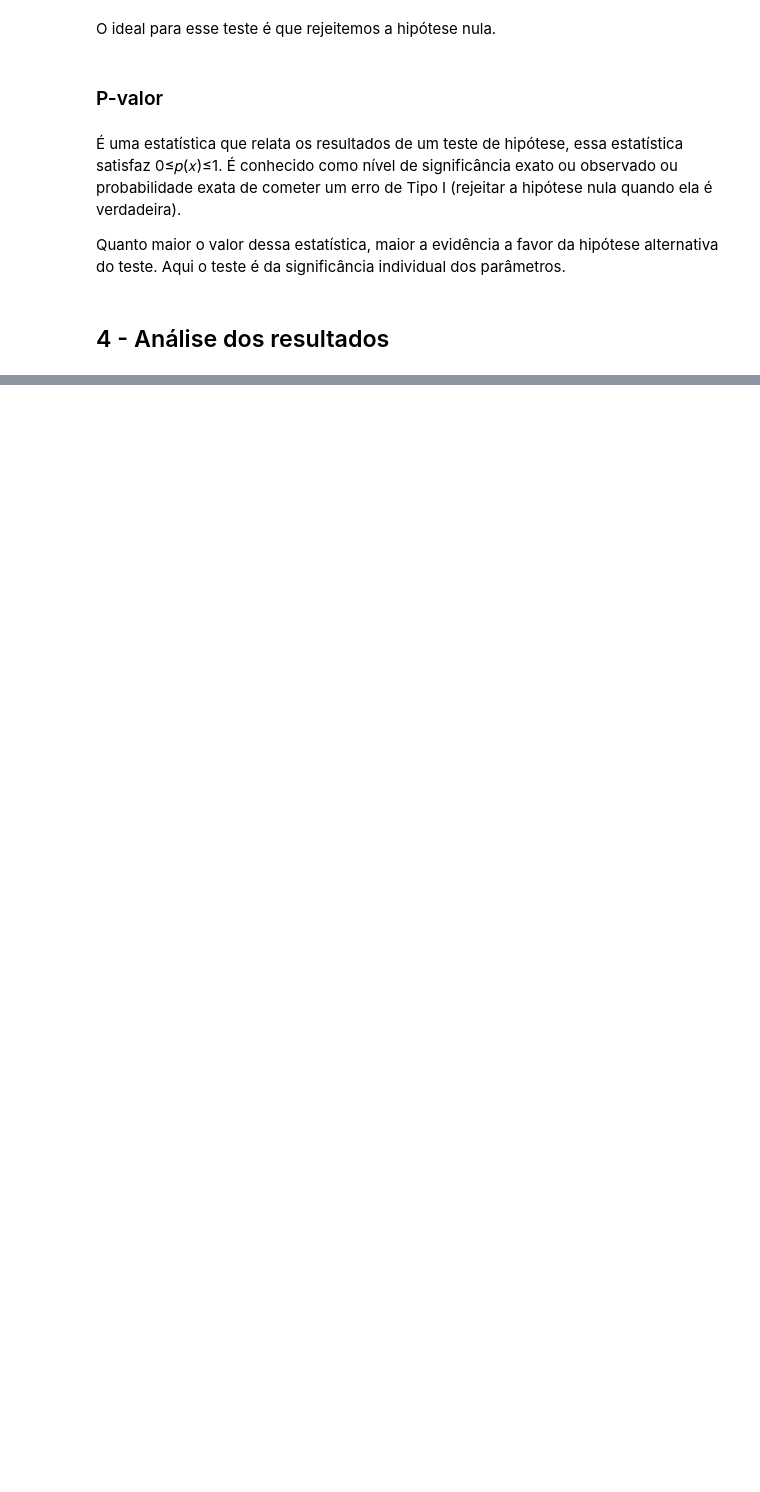
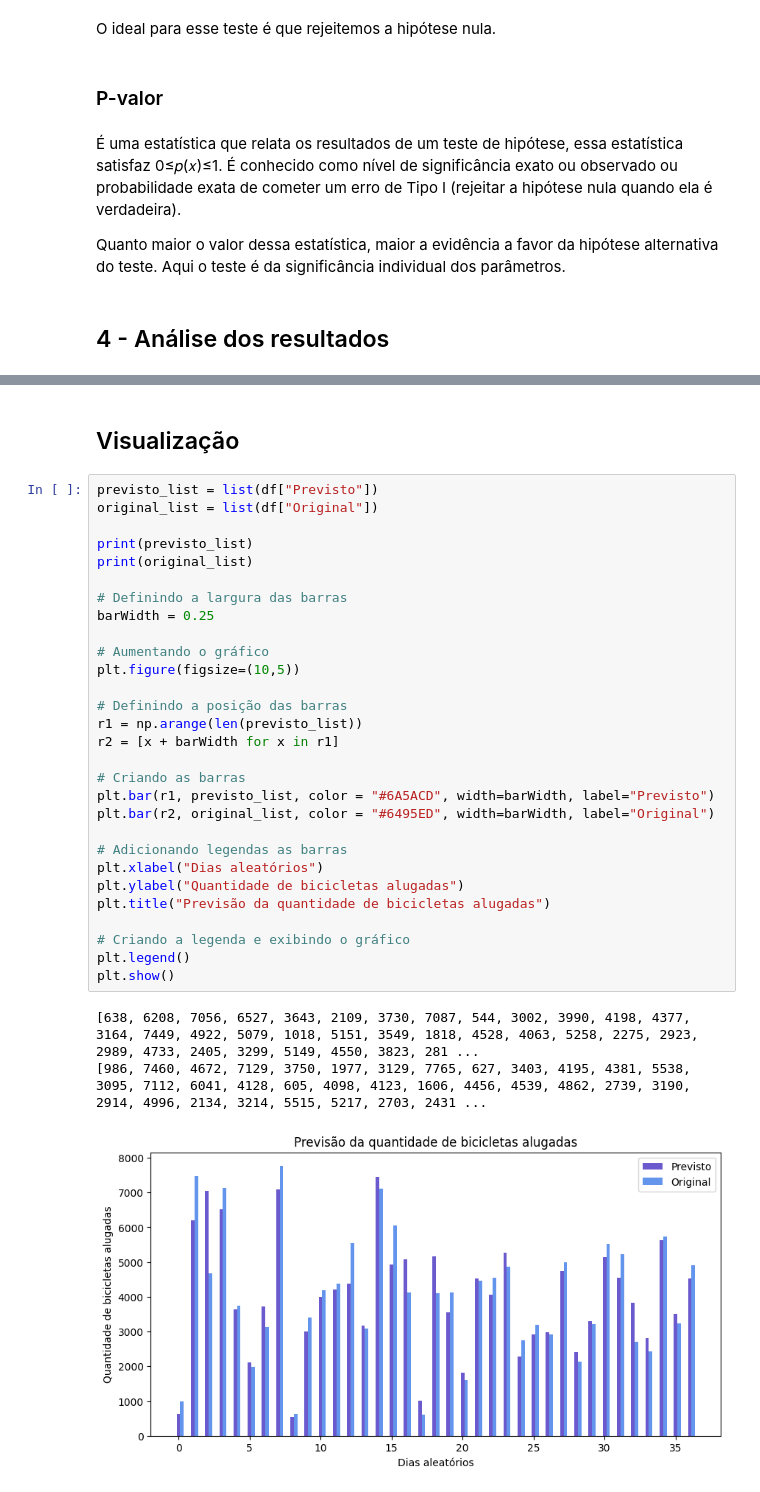
Before and after one commit to FabricioVenturim/linear_regression, a Jupyter notebook: trabalho.ipynb, the cells around one changed output, grey strips where cells are left out. Cells and saved outputs as stored; diff of their text form; blank space fills up the shorter version.

Commit message:
Adiciona grafico

```diff
--- a/trabalho.ipynb
+++ b/trabalho.ipynb
@@ -586,0 +578,35 @@ df
+# %% [markdown]
+## Visualização
+# %%
+previsto_list = list(df["Previsto"])
+original_list = list(df["Original"])
+
+print(previsto_list)
+print(original_list)
+
+# Definindo a largura das barras
+barWidth = 0.25
+
+# Aumentando o gráfico
+plt.figure(figsize=(10,5))
+
+# Definindo a posição das barras
+r1 = np.arange(len(previsto_list))
+r2 = [x + barWidth for x in r1]
+
+# Criando as barras
+plt.bar(r1, previsto_list, color = "#6A5ACD", width=barWidth, label="Previsto")
+plt.bar(r2, original_list, color = "#6495ED", width=barWidth, label="Original")
+
+# Adicionando legendas as barras
+plt.xlabel("Dias aleatórios")
+plt.ylabel("Quantidade de bicicletas alugadas")
+plt.title("Previsão da quantidade de bicicletas alugadas")
+
+# Criando a legenda e exibindo o gráfico
+plt.legend()
+plt.show()
+# %% [output]
+[638, 6208, 7056, 6527, 3643, 2109, 3730, 7087, 544, 3002, 3990, 4198, 4377, 3164, 7449, 4922, 5079, 1018, 5151, 3549, 1818, 4528, 4063, 5258, 2275, 2923, 2989, 4733, 2405, 3299, 5149, 4550, 3823, 281 ...
+[986, 7460, 4672, 7129, 3750, 1977, 3129, 7765, 627, 3403, 4195, 4381, 5538, 3095, 7112, 6041, 4128, 605, 4098, 4123, 1606, 4456, 4539, 4862, 2739, 3190, 2914, 4996, 2134, 3214, 5515, 5217, 2703, 2431 ...
+[figure, added]
```
Also changed, not shown: parts of 37 cells of this notebook.
